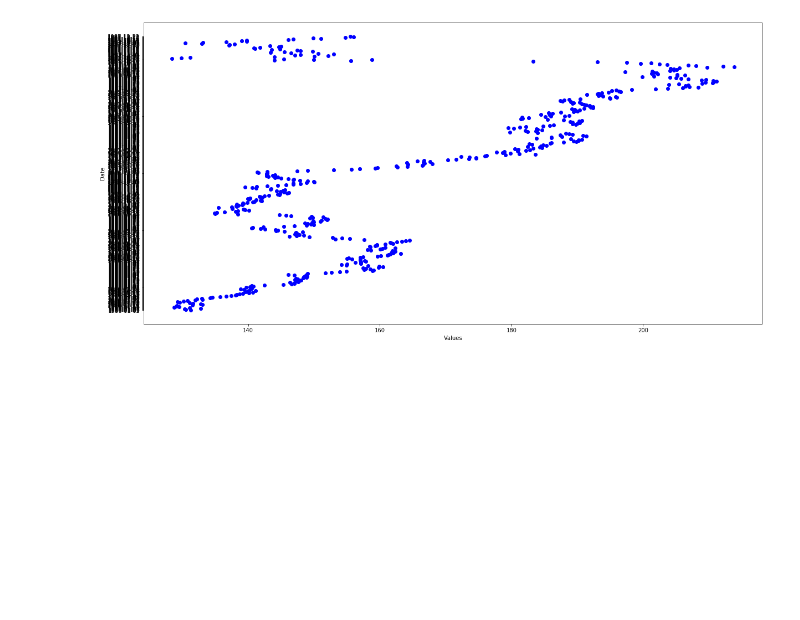
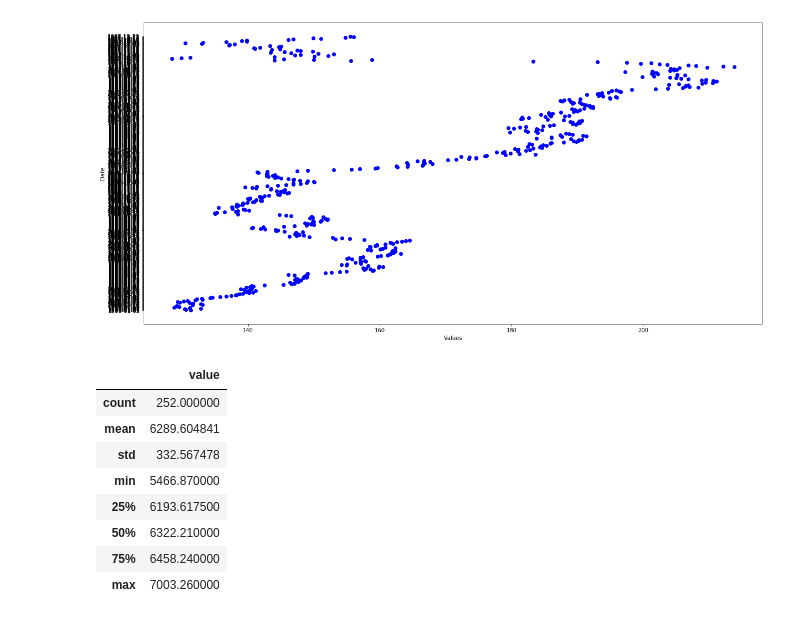
Before and after one commit to peterofson/Python_MachineLearning, a Jupyter notebook: Stock Market & Weather/StockMarket&Weather.ipynb, the cells around one changed output. Saved outputs shown, nothing was run; the diff lists cells and outputs as text; code cells hidden in the pictures; blank space fills up the shorter version.

```diff
--- a/Stock Market & Weather/StockMarket&Weather.ipynb
+++ b/Stock Market & Weather/StockMarket&Weather.ipynb
@@ -116,3 +124,18 @@ plt.ylabel("Date")
 # %% [output]
 Text(0, 0.5, 'Date')
 [figure]
+# %%
+# locate data that has 2016
+dows_2016 = df_dows[df_dows['dates'].str.match("2016")]
+nasdaq_2016 = df_nasdaq[df_nasdaq['dates'].str.match("2016")]
+dows_2016.describe() # 252 rows × 2 columns
+# %% [output]
+|  | value |
+| count | 252.000000 |
+| mean | 6289.604841 |
+| std | 332.567478 |
+| min | 5466.870000 |
+| 25% | 6193.617500 |
+| 50% | 6322.210000 |
+| 75% | 6458.240000 |
+| max | 7003.260000 |
```
Also changed, not shown: parts of 3 cells of this notebook.
